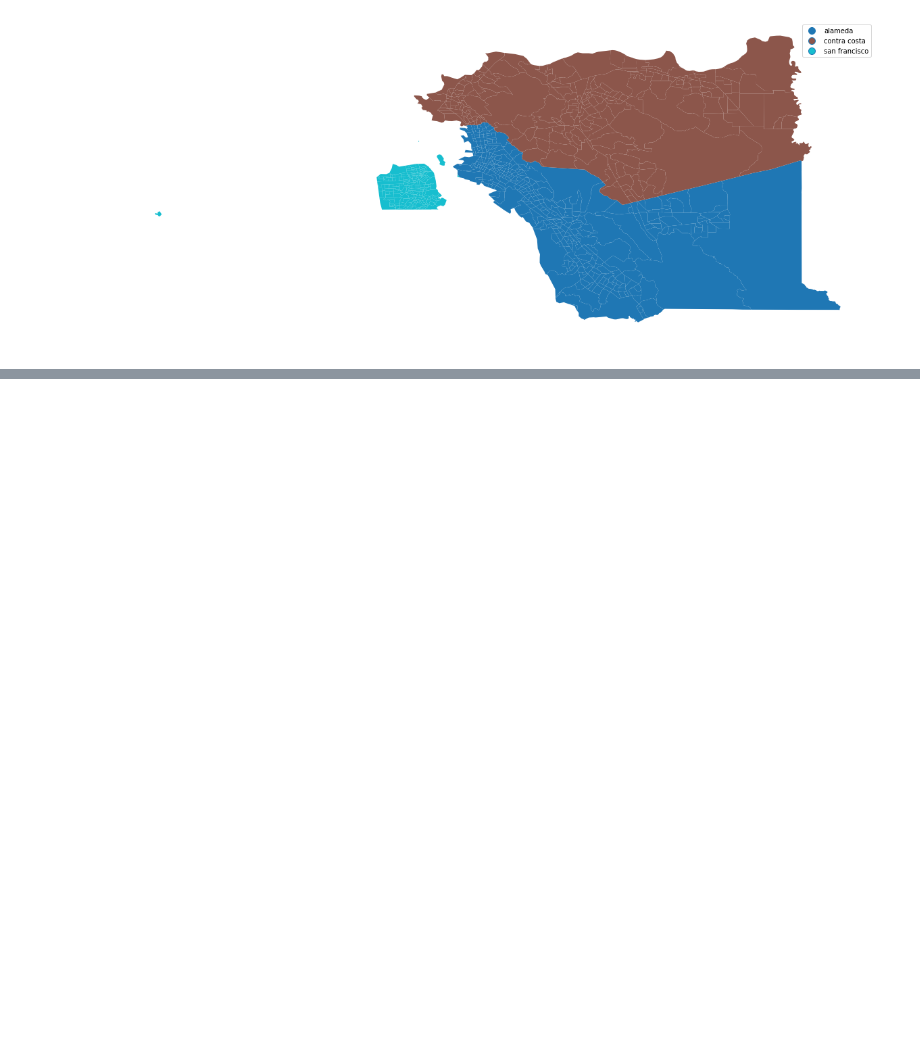
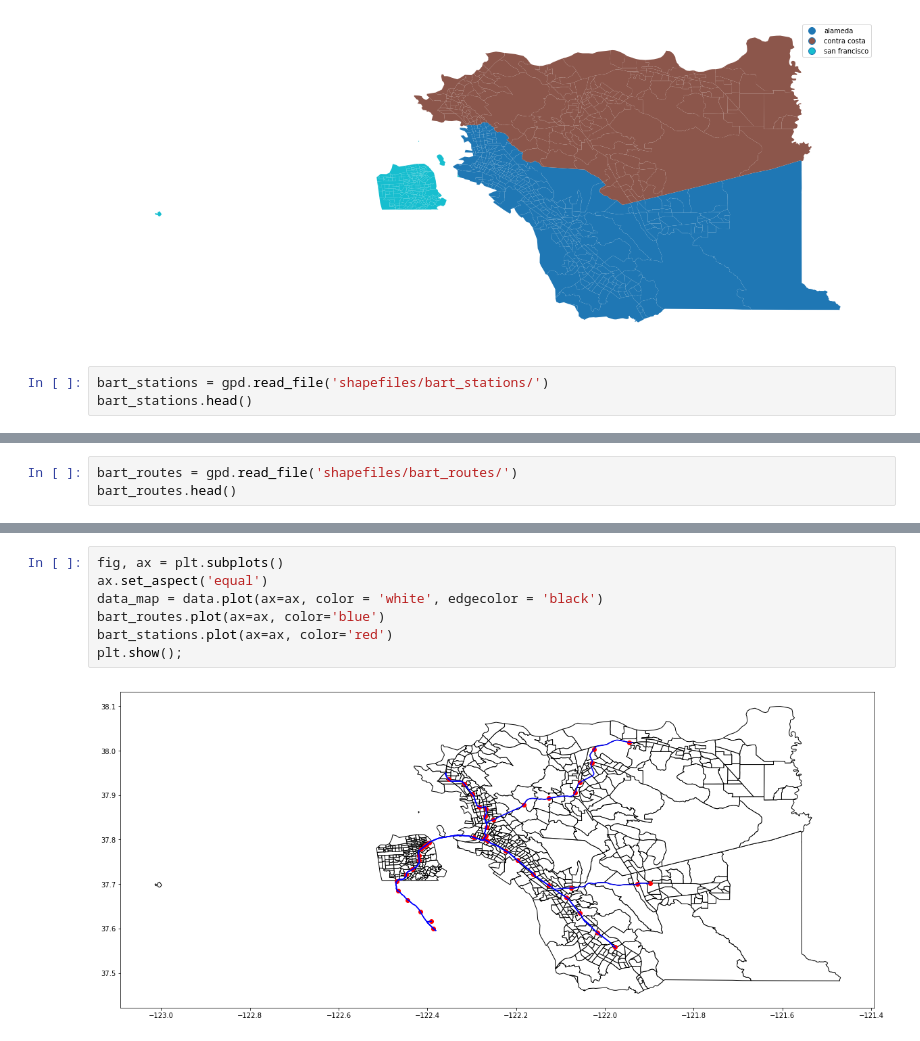
Before and after one commit to ds-modules/CP-101, a Jupyter notebook: Geopandas.ipynb, the cells around one changed output, grey strips where cells are left out. Cells and saved outputs as stored; diff of their text form; blank space fills up the shorter version.

Commit message:
adding bart info

```diff
--- a/Geopandas.ipynb
+++ b/Geopandas.ipynb
@@ -134,3 +134,6 @@ data.plot(column = 'county', legend = True)
 plt.axis('off');
 # %% [output]
 [figure]
+# %%
+bart_stations = gpd.read_file('shapefiles/bart_stations/')
+bart_stations.head()
@@ -136,0 +147,3 @@ plt.axis('off');
+# %%
+bart_routes = gpd.read_file('shapefiles/bart_routes/')
+bart_routes.head()
@@ -136,0 +169,9 @@ plt.axis('off');
+# %%
+fig, ax = plt.subplots()
+ax.set_aspect('equal')
+data_map = data.plot(ax=ax, color = 'white', edgecolor = 'black')
+bart_routes.plot(ax=ax, color='blue')
+bart_stations.plot(ax=ax, color='red')
+plt.show();
+# %% [output]
+[figure, added]
```
Also changed, not shown: parts of 3 cells of this notebook, 15 other files.
